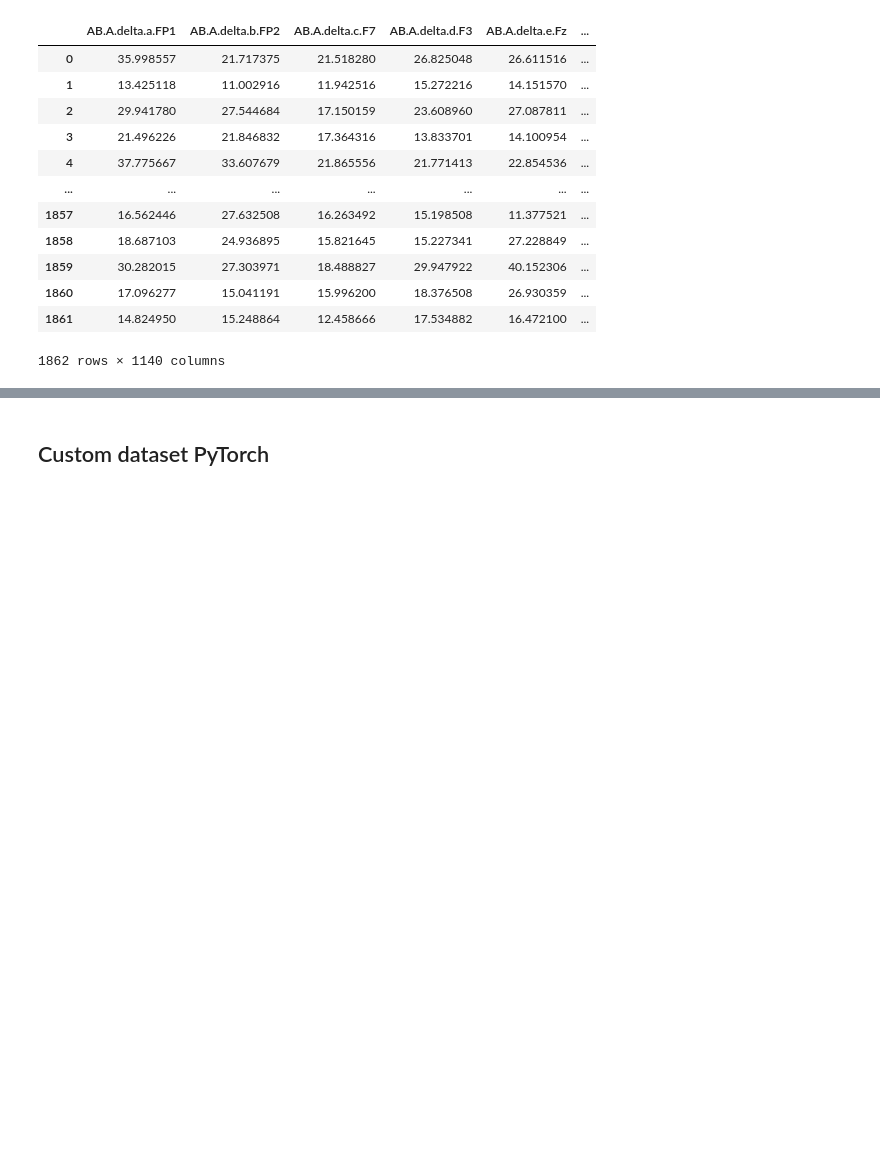
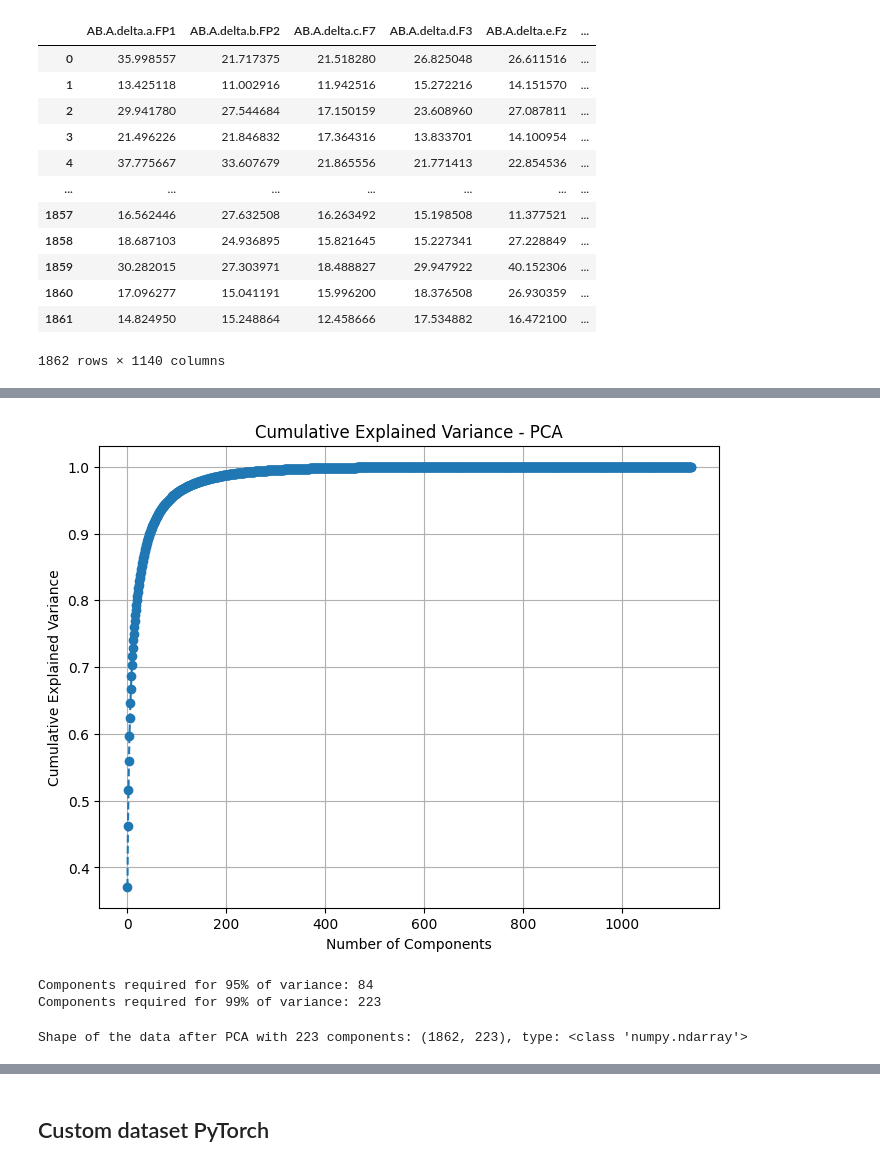
Before and after one commit to matt-balda/.tcc.eeg-signals-neuropsychiatric, a Jupyter notebook: neural-network-dl.ipynb, the cells around one changed output, grey strips where cells are left out. Drawn from its saved outputs; the diff is of its cells as text; code cells hidden in the pictures; blank space fills up the shorter version.

```diff
--- a/neural-network-dl.ipynb
+++ b/neural-network-dl.ipynb
@@ -300,9 +234,9 @@ X_2_top_features
 
 smote = BorderlineSMOTE(random_state=42)
 
-X_top_resampled, y_top_resampled = smote.fit_resample(X_1_top_features, y_encoded)
-X_2_top_resampled, y_2_top_resampled = smote.fit_resample(X_2_top_features, y_encoded)
+# X_top_resampled, y_top_resampled = smote.fit_resample(X_1_top_features, y_encoded)
+# X_2_top_resampled, y_2_top_resampled = smote.fit_resample(X_2_top_features, y_encoded)
 
-X_all_features_resampled, y_all_features_resampled = smote.fit_resample(X_1, y_encoded)
-X_2_all_features_resampled, y_2_top_resampled = smote.fit_resample(X_2_quanti, y_encoded)
+X_all_features_resampled, y_all_features_resampled = smote.fit_resample(X_2_quanti, y_encoded)
+# X_2_all_features_resampled, y_2_top_resampled = smote.fit_resample(X_2_quanti, y_encoded)
 # %%
@@ -317,6 +251,9 @@ pd.DataFrame(y_top_resampled).value_counts()
 5.0    266
 6.0    266
 Name: count, dtype: int64
+# %%
+X_2 = X_all_features_resampled.loc[:, ['age', 'education', 'IQ']]
+X_all_features_resampled.drop(columns=['age', 'education', 'IQ'], inplace=True)
 # %%
 pd.DataFrame(X_all_features_resampled)
 # %% [output]
@@ -335,0 +291,3 @@ pd.DataFrame(X_all_features_resampled)
+# %%
+scaler = StandardScaler()
+X_scaled = scaler.fit_transform(X_all_features_resampled)
@@ -335,0 +310,31 @@ pd.DataFrame(X_all_features_resampled)
+# %%
+pca = PCA()
+pca.fit(X_scaled)
+
+explained_variance = pca.explained_variance_ratio_
+cumulative_variance = explained_variance.cumsum()
+
+plt.figure(figsize=(8, 6))
+plt.plot(cumulative_variance, marker='o', linestyle='--')
+plt.title('Cumulative Explained Variance - PCA')
+plt.xlabel('Number of Components')
+plt.ylabel('Cumulative Explained Variance')
+plt.grid(True)
+plt.show()
+
+n_components_95 = (cumulative_variance >= 0.95).argmax() + 1
+n_components_99 = (cumulative_variance >= 0.99).argmax() + 1
+
+print(f"Components required for 95% of variance: {n_components_95}")
+print(f"Components required for 99% of variance: {n_components_99}")
+# %% [output]
+[figure, added]
+Components required for 95% of variance: 84
+Components required for 99% of variance: 223
+# %%
+pca = PCA(n_components=n_components_99)
+X_pca_99 = pca.fit_transform(X_scaled)
+
+print(f"Shape of the data after PCA with {n_components_99} components: {X_pca_99.shape}, type: {type(X_pca_99)}")
+# %% [output]
+Shape of the data after PCA with 223 components: (1862, 223), type: <class 'numpy.ndarray'>
```
Also changed, not shown: parts of 41 cells of this notebook.
